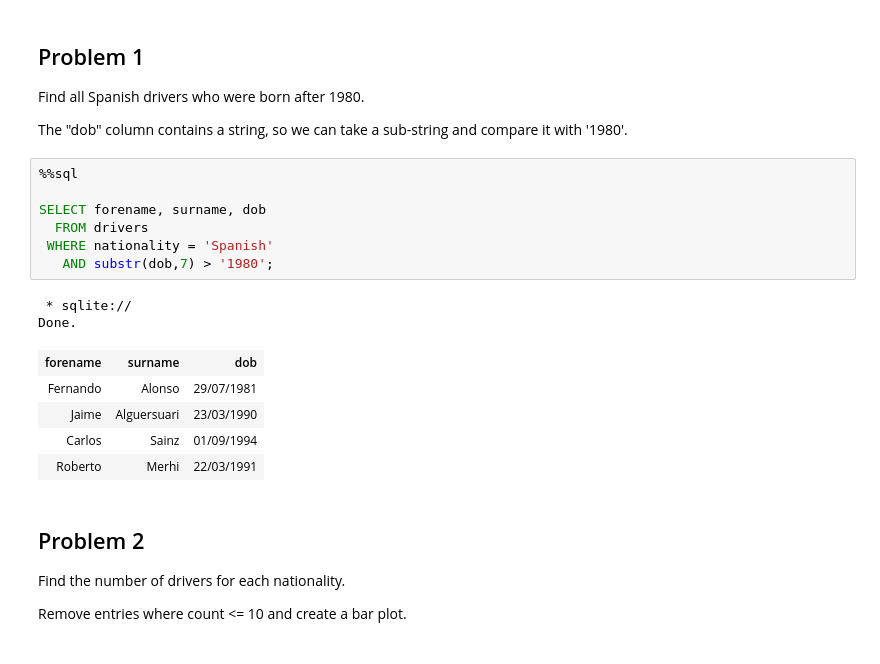
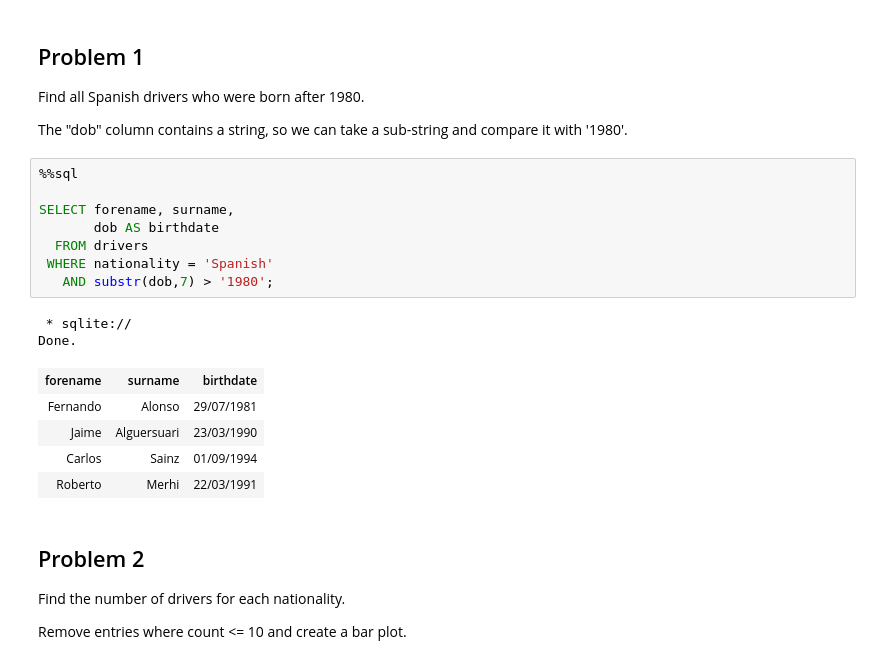
Before and after one commit to jla524/f1-analysis, a Jupyter notebook: formula-1-data-analysis.ipynb, the cells around one changed output. Saved outputs shown, nothing was run; the diff lists cells and outputs as text.

```diff
--- a/formula-1-data-analysis.ipynb
+++ b/formula-1-data-analysis.ipynb
@@ -46,14 +46,15 @@ The "dob" column contains a string, so we can take a sub-string and compare it w
 # %%
 %%sql
 
-SELECT forename, surname, dob
+SELECT forename, surname,
+       dob AS birthdate
   FROM drivers
  WHERE nationality = 'Spanish'
    AND substr(dob,7) > '1980';
 # %% [output]
  * sqlite://
 Done.
-| forename | surname | dob |
+| forename | surname | birthdate |
 | Fernando | Alonso | 29/07/1981 |
 | Jaime | Alguersuari | 23/03/1990 |
 | Carlos | Sainz | 01/09/1994 |
```
Also changed, not shown: parts of 1 cell of this notebook.
